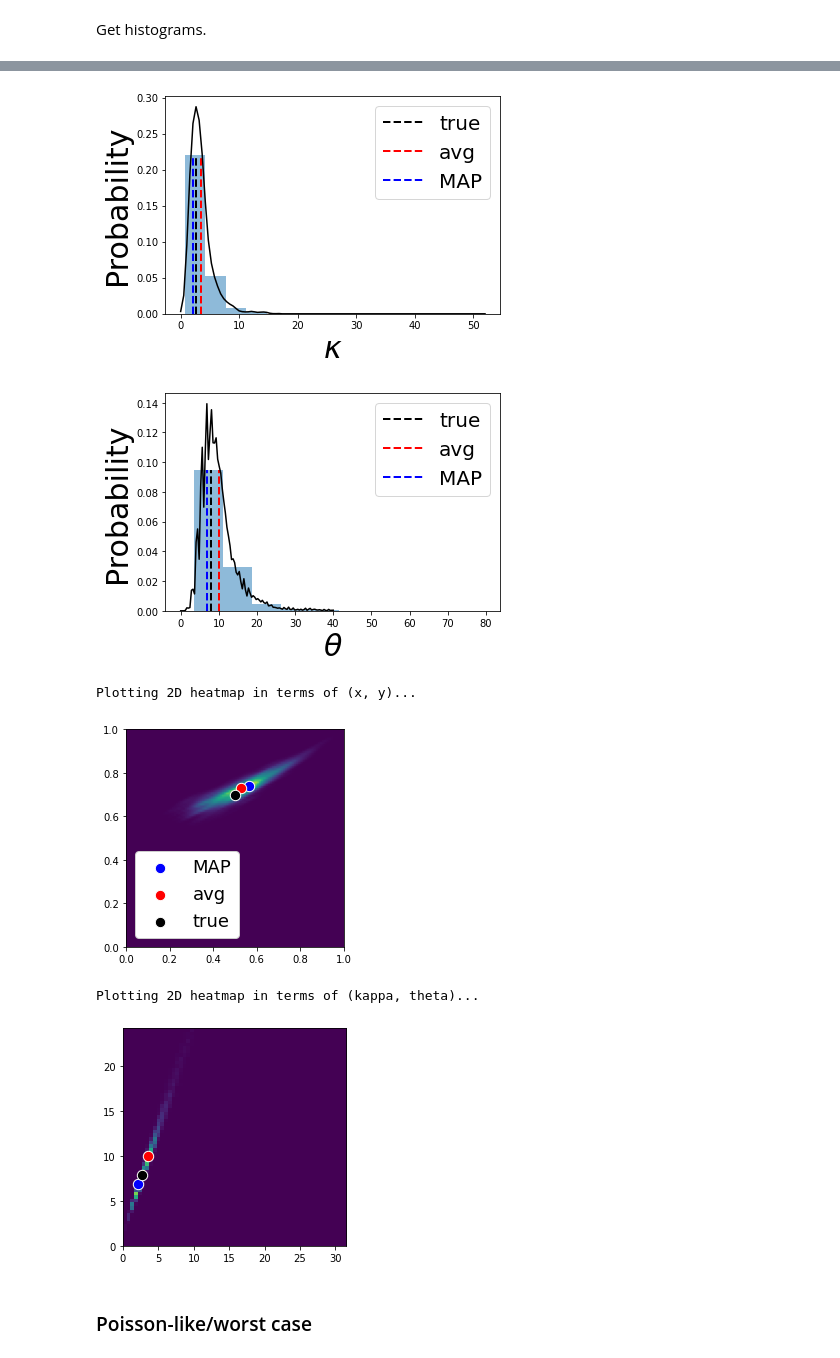
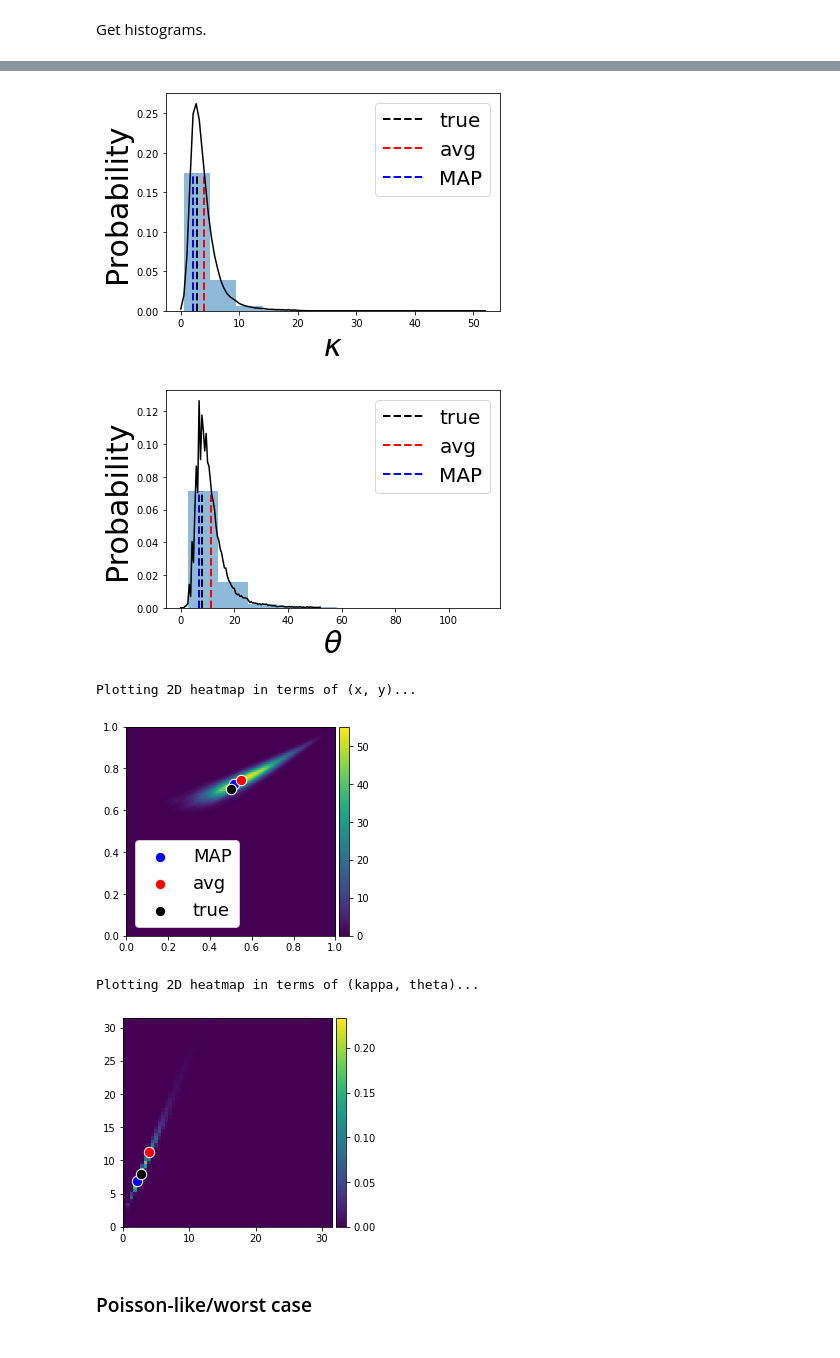
Before and after one commit to pachterlab/GVFP_2021, a Jupyter notebook: figure_3_notebook_colab.ipynb, the cells around one changed output, grey strips where cells are left out. Cells and saved outputs as stored; diff of their text form; code cells hidden in the pictures.

```diff
--- a/figure_3_notebook_colab.ipynb
+++ b/figure_3_notebook_colab.ipynb
@@ -141,11 +142,10 @@ def get_gf_GOU_2sp_ODE(g0, g1, params):
     c0 = (g0) + (beta_0/(beta_1 - beta_0))*(g1)       #  relevant linear combinations of g_i
     c1 = - (beta_0/(beta_1 - beta_0))*(g1)
 
-    min_fudge, max_fudge = 1, 10                                     # Determine integration time scale / length
-    dt = np.min([1/kappa, 1/theta, 1/beta_0, 1/beta_1])*min_fudge
-    t_max = np.max([1/kappa, 1/theta, 1/beta_0, 1/beta_1])*max_fudge
+    min_fudge, max_fudge = 0.25, 10                                     # Determine integration time scale / length
+    dt = np.min([1/kappa, 1/theta, 1/a, 1/beta_0, 1/beta_1])*min_fudge
+    t_max = np.max([1/kappa, 1/theta, 1/a, 1/beta_0, 1/beta_1])*max_fudge
     num_tsteps = int(np.ceil(t_max/dt))
-
     t_array = np.linspace(0, t_max, num_tsteps+1)
     t_array = t_array.reshape((1, num_tsteps + 1))
 
@@ -199,7 +199,7 @@ def ll_GOU(phi, const, mx, data):
     Pss = get_GOU_2sp(mx, params)    # Compute Pss
 
     lp = np.log(Pss)
-    result = np.sum(lp[data])
+    result = np.sum(lp[tuple(data)])
     return result
 
 
@@ -260,7 +260,7 @@ def ll_GOU2(phi, const, mx, data):
     Pss = np.abs(Pss)/np.sum(np.abs(Pss))           # Normalize
 
     lp = np.log(Pss)
-    result = np.sum(lp[data])
+    result = np.sum(lp[tuple(data)])
     return result
 # %% [markdown]
 ### CIR likelihood functions
@@ -501,7 +505,7 @@ def get_parameter_posteriors(string_ID, const, mx, data, ll_func, draws_, tune_,
     start_time = ti.time()
     with model:
         step = pm.DEMetropolisZ(tune = None)
-        trace = pm.sample(draws = draws_, tune = tune_, step = step, chains = chains_, cores = 1)
+        trace = pm.sample(draws = draws_, tune = tune_, step = step, chains = chains_, cores = 1, return_inferencedata=False)
     print("--- %s seconds ---" % (ti.time() - start_time))
 
     # Plot and save trace
@@ -514,6 +518,8 @@ def get_parameter_posteriors(string_ID, const, mx, data, ll_func, draws_, tune_,
     x_stats, y_stats = trace['x'], trace['y']
     return trace, x_stats, y_stats
 # %%
+from mpl_toolkits.axes_grid1 import make_axes_locatable
+
 # This function analyzes and plots the posterior samples.
 def analyze_posteriors(string_ID, x_stats, y_stats, params_true, loc=True, k_max=0, th_max=0):
 
@@ -618,10 +624,14 @@ def analyze_posteriors(string_ID, x_stats, y_stats, params_true, loc=True, k_max
     ax.scatter(x_map, y_map, color='blue', label='MAP', s=newsize, edgecolor='white')
     ax.scatter(x_avg, y_avg, color='red', label='avg', s=newsize, edgecolor='white')
     ax.scatter(x_true, y_true, color='black', label='true', s=newsize, edgecolor='white')
-    ax.imshow(np.transpose(KDE_xy), origin='lower', extent=[0, 1, 0, 1])
+    img = ax.imshow(np.transpose(KDE_xy), origin='lower', extent=[0, 1, 0, 1])
 
+    divider = make_axes_locatable(ax)
+    cax = divider.append_axes("right", size="5%", pad=0.05)
+    cbar = fig.colorbar(img, cax=cax, orientation="vertical")
     if loc==True:
-        plt.legend(fontsize=18, framealpha=1)
+        ax.legend(fontsize=18, framealpha=1)
+
     plt.savefig('results/post_2D_xy_'+string_ID+'.pdf', bbox_inches='tight')
     plt.savefig('results/post_2D_xy_'+string_ID+'.png', bbox_inches='tight')
 
@@ -641,7 +651,12 @@ def analyze_posteriors(string_ID, x_stats, y_stats, params_true, loc=True, k_max
     ax.scatter(k_map, th_map, color='blue', label='MAP', s=newsize, edgecolor='white')
     ax.scatter(k_avg, th_avg, color='red', label='avg', s=newsize, edgecolor='white')
     ax.scatter(kappa_true, theta_true, color='black', label='true', s=newsize, edgecolor='white')
-    ax.imshow( np.transpose(KDE_kth[:w1,:w2]), origin='lower', extent=[0, k_arg[w1], 0, th_arg[w2]], aspect='auto')
+    img = ax.imshow( np.transpose(KDE_kth[:w1,:w2]), origin='lower', extent=[0, k_arg[w1], 0, th_arg[w2]], aspect='auto')
+
+    divider = make_axes_locatable(ax)
+    cax = divider.append_axes("right", size="5%", pad=0.05)
+    cbar = fig.colorbar(img, cax=cax, orientation="vertical")
+    ax.set_aspect('equal')
 
     plt.savefig('results/post_2D_kth_'+string_ID+'.pdf', bbox_inches='tight')
     plt.savefig('results/post_2D_kth_'+string_ID+'.png', bbox_inches='tight')
@@ -957,7 +998,7 @@ plt.show()
 # %%
 string_ID = "overdispersed"
 trace, x_stats, y_stats = (
-     get_parameter_posteriors(string_ID, const, mx, data, ll_func=ll_GOU2, draws_=2000, tune_=600, chains_=4) )
+     get_parameter_posteriors(string_ID, const, mx, data, ll_func=ll_GOU2, draws_=12000, tune_=1000, chains_=4) )
 # %% [output]
 Sequential sampling (4 chains in 1 job)
 DEMetropolisZ: [y, x]
@@ -974,7 +1015,7 @@ Get histograms.
 # %%
 loc = True
 k_max = 52
-th_max = 40
+th_max = 52
 analyze_posteriors(string_ID, x_stats, y_stats, params, loc, k_max, th_max)
 # %% [output]
 Plotting histograms in terms of (x,y)...
@@ -983,10 +1024,10 @@ Plotting histograms in terms of (x,y)...
 Plotting histograms in terms of (kappa, theta)...
-[figure, old version]
+[figure, new version]
-[figure, old version]
+[figure, new version]
 Plotting 2D heatmap in terms of (x, y)...
-[figure, old version]
+[figure, new version]
 Plotting 2D heatmap in terms of (kappa, theta)...
-[figure, old version]
+[figure, new version]
 # %% [markdown]
 ### Poisson-like/worst case
 # %% [markdown]
```
Also changed, not shown: parts of 28 cells of this notebook.
